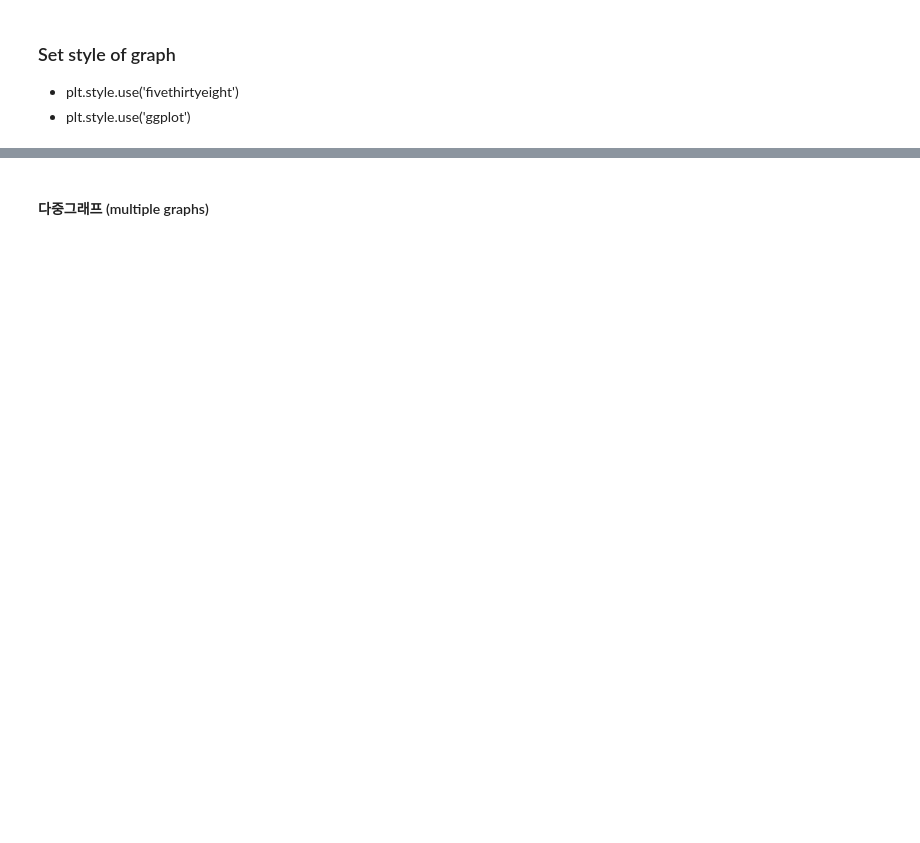
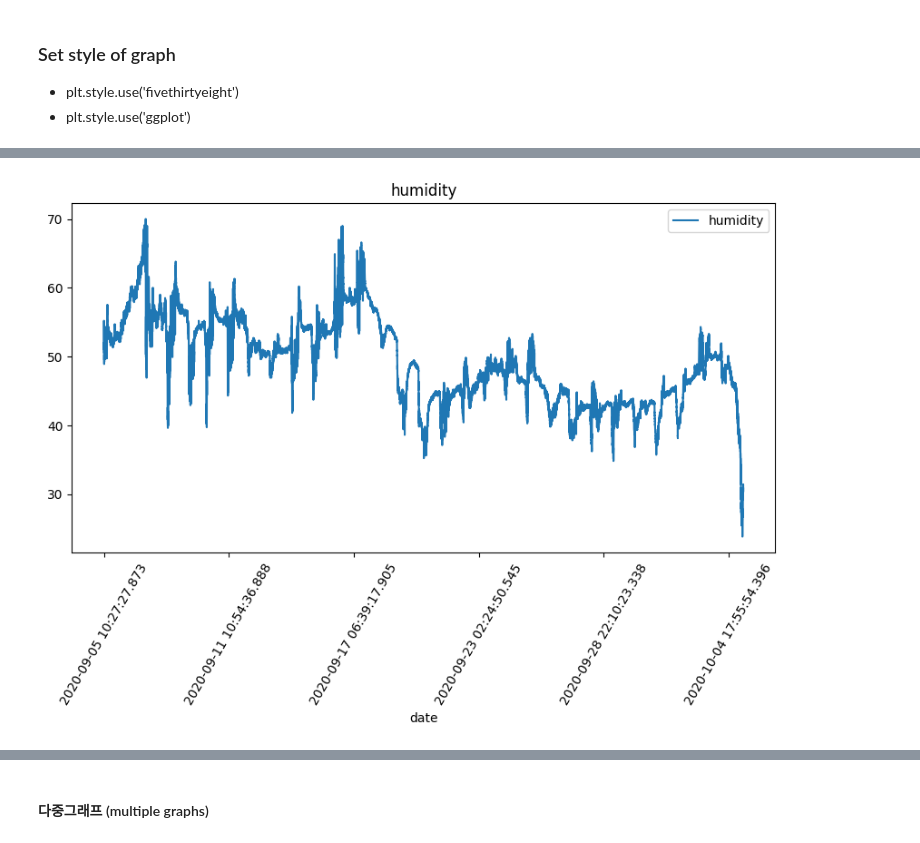
Before and after one commit to Kim-Hyerin/pdm06, a Jupyter notebook: py-pandas/pandas_6_iot_nano33_0_pdm06.ipynb, the cells around one changed output, grey strips where cells are left out. Saved outputs shown, nothing was run; the diff lists cells and outputs as text; code cells hidden in the pictures; blank space fills up the shorter version.

```diff
--- a/py-pandas/pandas_6_iot_nano33_0_pdm06.ipynb
+++ b/py-pandas/pandas_6_iot_nano33_0_pdm06.ipynb
@@ -274,6 +319,10 @@ plt.show()
 # restore default style
 plt.style.use('default')
 # %%
+# 습도 그래프
 iot_data.plot(x='date', y='humidity', figsize=(10,5), title='humidity')
+plt.xticks(rotation=60)
 plt.show()
+# %% [output]
+[figure, added]
 # %%
```
Also changed, not shown: parts of 52 cells of this notebook.
